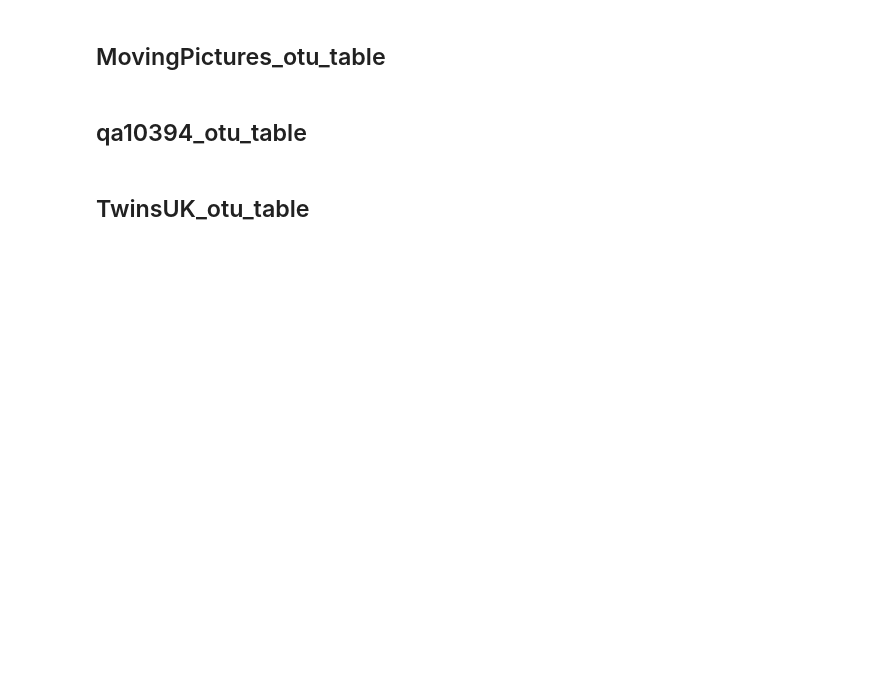
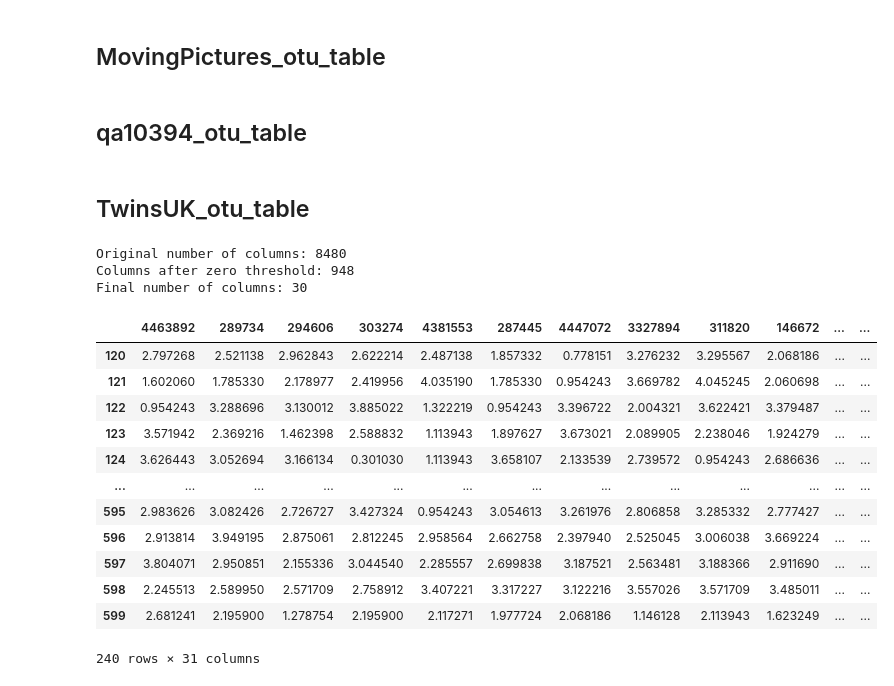
Before and after one commit to EngineerDanny/CS685-Microbe-Network-Research-Code, a Jupyter notebook: data/microbe_ds/wrangle_data_new.ipynb, the cells around one changed output. Saved outputs shown, nothing was run; the diff lists cells and outputs as text; code cells hidden in the pictures; blank space fills up the shorter version.

```diff
--- a/data/microbe_ds/wrangle_data_new.ipynb
+++ b/data/microbe_ds/wrangle_data_new.ipynb
@@ -3,8 +3,8 @@ import pandas as pd
 import numpy as np
 # %%
 CV = 5
-TOP_COLS = 30 - 1
-TOP_GRPS = 4
+TOP_COLS = 30
+TOP_GRPS = 20
 # %% [markdown]
 ## HMPv13_otu_table
 # %%
@@ -259,31 +341,78 @@ df = df.sort_values('Group_ID').reset_index(drop=True)
 
 
 # drop the Group_ID column
 #df = df.drop(['Group_ID'], axis=1)
 #df = np.log(df + 1)
 #df.to_csv('/projects/genomic-ml/da2343/ml_project_1/data/microbe_ds/TwinsUK_otu_table_log.csv')
 df['Group_ID'] = (pd.factorize(df['Group_ID'])[0] + 1)
 df['Group_ID'] = df['Group_ID'].astype(int)
 
+"""
 # df_selected is without the Group_ID column
 df_selected = df.drop(['Group_ID'], axis=1)
 df_selected = np.log10(df_selected + 1)
 df_selected['Group_ID'] = df['Group_ID']
 # df_selected
 
 # First, find the minimum group size
 min_group_size = int(df_selected['Group_ID'].value_counts().mean())
 
 # but min_group_size should be a multiple of the cv constant which is 5
 min_group_size = min_group_size - (min_group_size % CV)
 
 # remove all groups that are smaller than the min_group_size
 df_selected = df_selected.groupby('Group_ID').filter(lambda x: len(x) >= min_group_size)
 
 # Now, use groupby and sample to get equal-sized samples from each group
 equal_samples_df = df_selected.groupby('Group_ID').apply(lambda x: x.sample(min_group_size)).reset_index(drop=True)
 
 # arrange Group_ID in ascending order
 equal_samples_df = equal_samples_df.sort_values('Group_ID').reset_index(drop=True)
 equal_samples_df
+"""
+
+# Apply the filtering
+df_selected = filter_informative_columns(df)
+
+# First, find the minimum group size
+min_group_size = int(df_selected['Group_ID'].value_counts().mean())
+
+# but min_group_size should be a multiple of the cv constant which is 5
+min_group_size = min_group_size - (min_group_size % CV)
+
+# remove all groups that are smaller than the min_group_size
+df_selected = df_selected.groupby('Group_ID').filter(lambda x: len(x) >= min_group_size)
+
+# Now, use groupby and sample to get equal-sized samples from each group
+equal_samples_df = df_selected.groupby('Group_ID').apply(lambda x: x.sample(min_group_size)).reset_index(drop=True)
+
+# arrange Group_ID in ascending order
+equal_samples_df = equal_samples_df.sort_values('Group_ID').reset_index(drop=True)
+
+# Calculate group sparsity and select top groups based on least sparse groups
+group_sparsity = equal_samples_df.groupby('Group_ID').apply(
+    lambda x: (x.drop('Group_ID', axis=1) == 0).mean().mean()
+).sort_values()  # Sort groups by their sparsity
+
+# Take the top N least sparse groups
+top_groups = group_sparsity.head(TOP_GRPS).index
+equal_samples_df = equal_samples_df[equal_samples_df['Group_ID'].isin(top_groups)]
+equal_samples_df
+# %% [output]
+Original number of columns: 8480
+Columns after zero threshold: 948
+Final number of columns: 30
+|  | 4463892 | 289734 | 294606 | 303274 | 4381553 | 287445 | 4447072 | 3327894 | 311820 | 146672 | ... | ... |
+| 120 | 2.797268 | 2.521138 | 2.962843 | 2.622214 | 2.487138 | 1.857332 | 0.778151 | 3.276232 | 3.295567 | 2.068186 | ... | ... |
+| 121 | 1.602060 | 1.785330 | 2.178977 | 2.419956 | 4.035190 | 1.785330 | 0.954243 | 3.669782 | 4.045245 | 2.060698 | ... | ... |
+| 122 | 0.954243 | 3.288696 | 3.130012 | 3.885022 | 1.322219 | 0.954243 | 3.396722 | 2.004321 | 3.622421 | 3.379487 | ... | ... |
+| 123 | 3.571942 | 2.369216 | 1.462398 | 2.588832 | 1.113943 | 1.897627 | 3.673021 | 2.089905 | 2.238046 | 1.924279 | ... | ... |
+| 124 | 3.626443 | 3.052694 | 3.166134 | 0.301030 | 1.113943 | 3.658107 | 2.133539 | 2.739572 | 0.954243 | 2.686636 | ... | ... |
+| ... | ... | ... | ... | ... | ... | ... | ... | ... | ... | ... | ... | ... |
+| 595 | 2.983626 | 3.082426 | 2.726727 | 3.427324 | 0.954243 | 3.054613 | 3.261976 | 2.806858 | 3.285332 | 2.777427 | ... | ... |
+| 596 | 2.913814 | 3.949195 | 2.875061 | 2.812245 | 2.958564 | 2.662758 | 2.397940 | 2.525045 | 3.006038 | 3.669224 | ... | ... |
+| 597 | 3.804071 | 2.950851 | 2.155336 | 3.044540 | 2.285557 | 2.699838 | 3.187521 | 2.563481 | 3.188366 | 2.911690 | ... | ... |
+| 598 | 2.245513 | 2.589950 | 2.571709 | 2.758912 | 3.407221 | 3.317227 | 3.122216 | 3.557026 | 3.571709 | 3.485011 | ... | ... |
+| 599 | 2.681241 | 2.195900 | 1.278754 | 2.195900 | 2.117271 | 1.977724 | 2.068186 | 1.146128 | 2.113943 | 1.623249 | ... | ... |
+240 rows × 31 columns
 # %%
```
Also changed, not shown: parts of 9 cells of this notebook, 1 other file.
